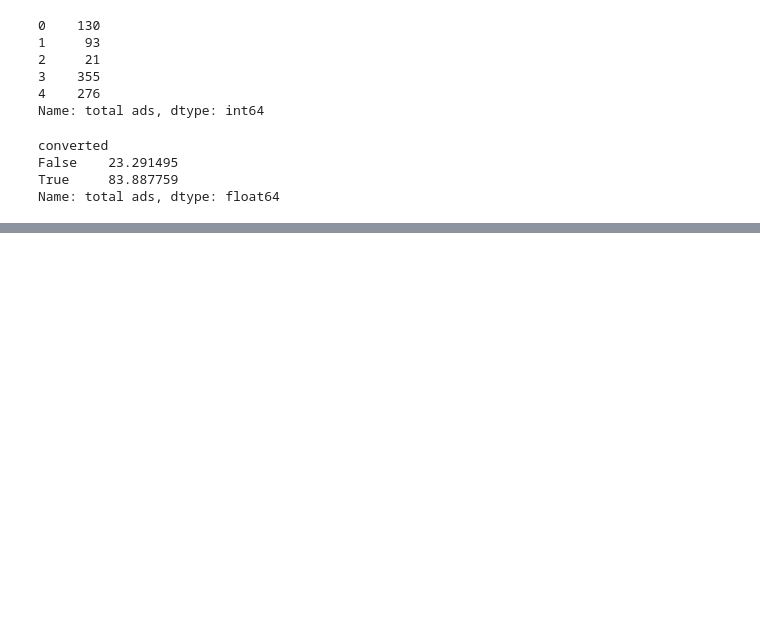
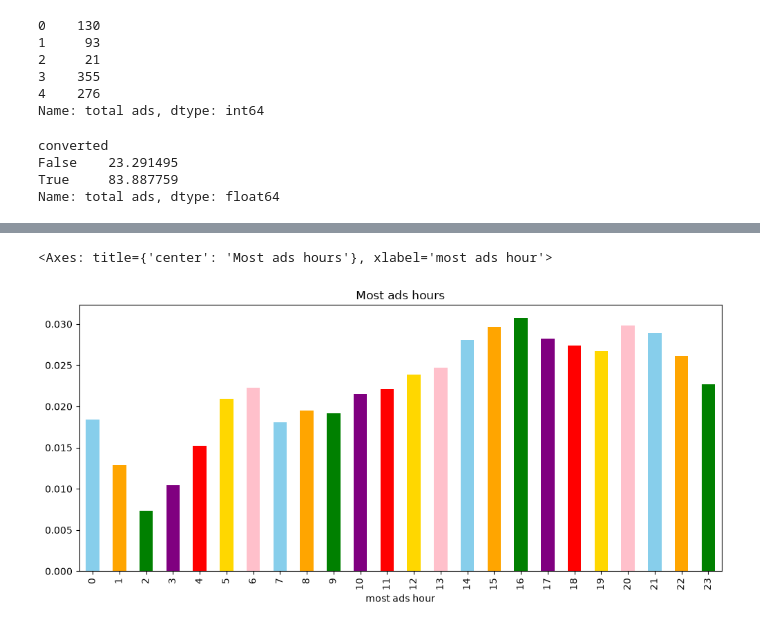
Before and after one commit to Fatima-Arain206/SOFTGROWTECH_INTERNSHIP_PROJECT_TASK2_DATA_ANALYSIS, a Jupyter notebook: ABTesting_AnalysisProject1/ABTesting.ipynb, the cells around one changed output, grey strips where cells are left out. Drawn from its saved outputs; the diff is of its cells as text; code cells hidden in the pictures; blank space fills up the shorter version.

```diff
--- a/ABTesting_AnalysisProject1/ABTesting.ipynb
+++ b/ABTesting_AnalysisProject1/ABTesting.ipynb
@@ -119,0 +183,8 @@ Name: total ads, dtype: float64
+# %%
+# chart
+plt.figure(figsize=(12,5))
+plt.title('Most ads hours')
+ab.groupby(['most ads hour'])['converted'].mean().plot(kind='bar',color=['skyblue', 'orange', 'green', 'purple', 'red', 'gold', 'pink'])
+# %% [output]
+<Axes: title={'center': 'Most ads hours'}, xlabel='most ads hour'>
+[figure, added]
```
Also changed, not shown: parts of 17 cells of this notebook.
